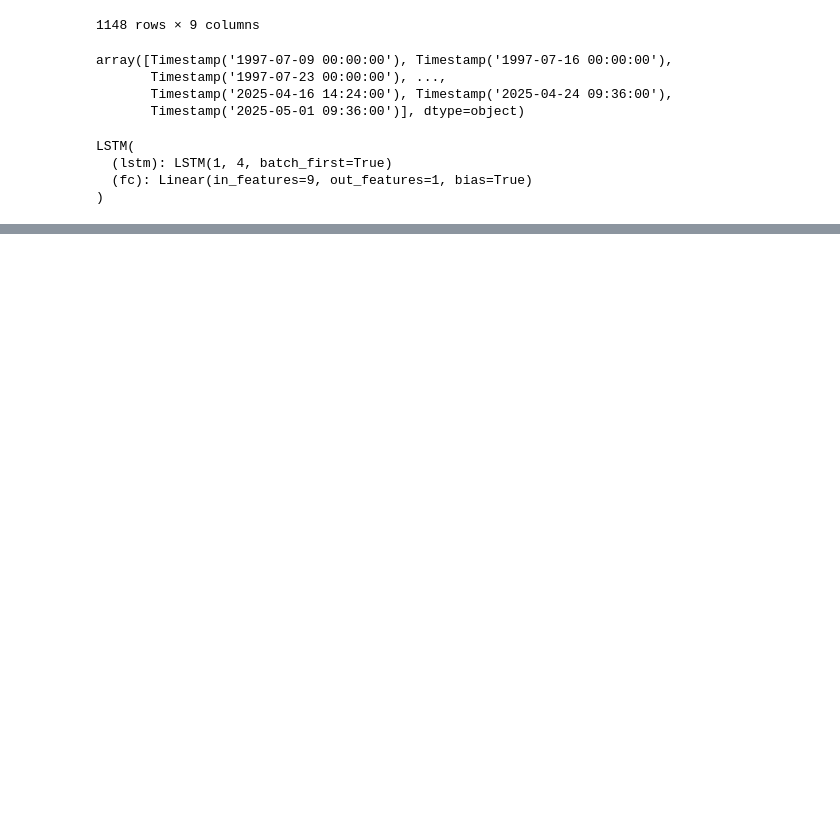
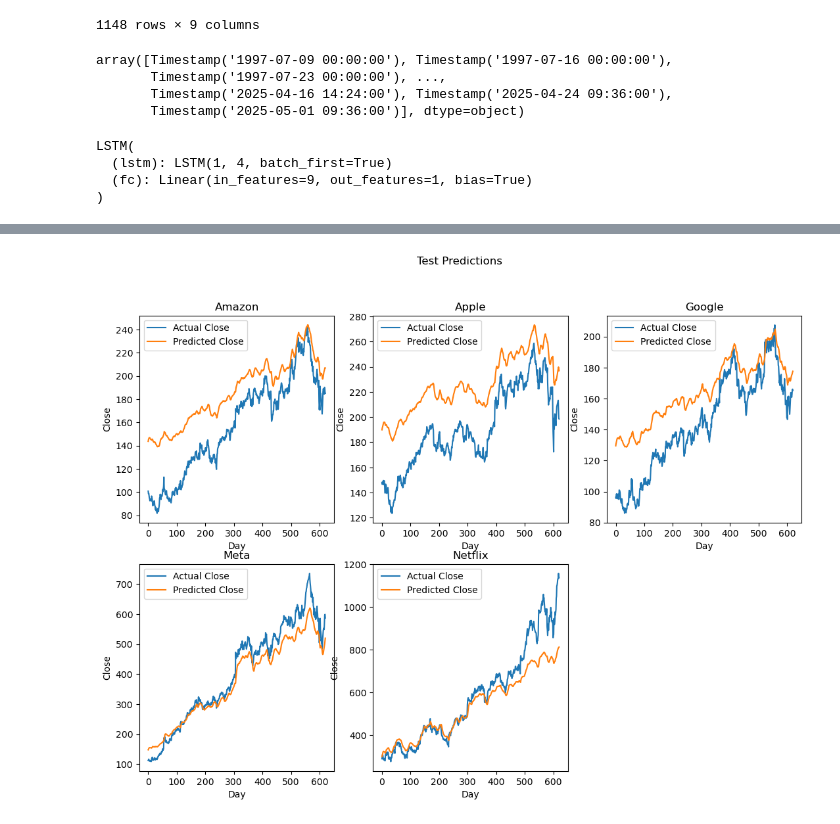
Before and after one commit to YMoule/MAT128B, a Jupyter notebook: LSTM.ipynb, the cells around one changed output, grey strips where cells are left out. Saved outputs shown, nothing was run; the diff lists cells and outputs as text; code cells hidden in the pictures; blank space fills up the shorter version.

```diff
--- a/LSTM.ipynb
+++ b/LSTM.ipynb
@@ -153,7 +157,7 @@ test_dataset = TimeSeriesDataset(X_test, y_test)
 
 from torch.utils.data import DataLoader
 
-batch_size=16
+batch_size=32
 train_loader = DataLoader(train_dataset, batch_size=batch_size, shuffle=True)
 test_loader = DataLoader(test_dataset, batch_size = batch_size, shuffle=False)
 # %%
@@ -753,0 +842,12 @@ def predict_future(model):
+# %%
+# After fitting
+print("Best parameters found:")
+print(gs.best_params_)
+
+print(f"Best MSE score: {-gs.best_score_:.4f}")
+
+# You can also get the best estimator itself (the model trained with the best params)
+best_model = gs.best_estimator_.module_
+
+path = 'model_best_day.pth'
+torch.save(best_model.state_dict(), path)
@@ -753,0 +924,41 @@ def predict_future(model):
+# %%
+plt.figure(figsize=(13,9))
+plt.subplot(2,3,1)
+plt.plot(y_test_am, label='Actual Close')
+plt.plot(predicted_test_am, label='Predicted Close')
+plt.xlabel('Day')
+plt.ylabel('Close')
+plt.title('Amazon')
+plt.legend()
+plt.subplot(2,3,2)
+plt.plot(y_test_ap, label='Actual Close')
+plt.plot(predicted_test_ap, label='Predicted Close')
+plt.xlabel('Day')
+plt.ylabel('Close')
+plt.title('Apple')
+plt.legend()
+plt.subplot(2,3,3)
+plt.plot(y_test_go, label='Actual Close')
+plt.plot(predicted_test_go, label='Predicted Close')
+plt.xlabel('Day')
+plt.ylabel('Close')
+plt.title('Google')
+plt.legend()
+plt.subplot(2,3,4)
+plt.plot(y_test_me, label='Actual Close')
+plt.plot(predicted_test_me, label='Predicted Close')
+plt.xlabel('Day')
+plt.ylabel('Close')
+plt.title('Meta')
+plt.legend()
+plt.subplot(2,3,5)
+plt.plot(y_test_ne, label='Actual Close')
+plt.plot(predicted_test_ne, label='Predicted Close')
+plt.xlabel('Day')
+plt.ylabel('Close')
+plt.title('Netflix')
+plt.legend()
+plt.suptitle('Test Predictions')
+plt.show()
+# %% [output]
+[figure, added]
```
Also changed, not shown: parts of 37 cells of this notebook.
